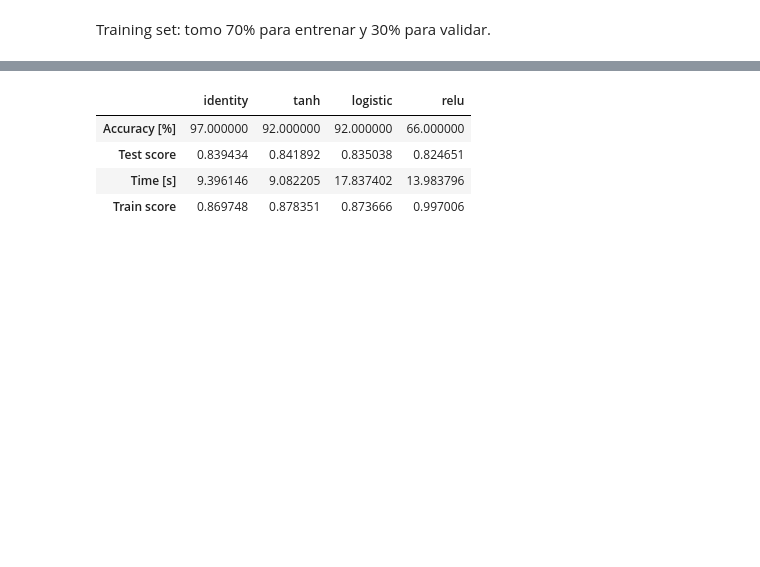
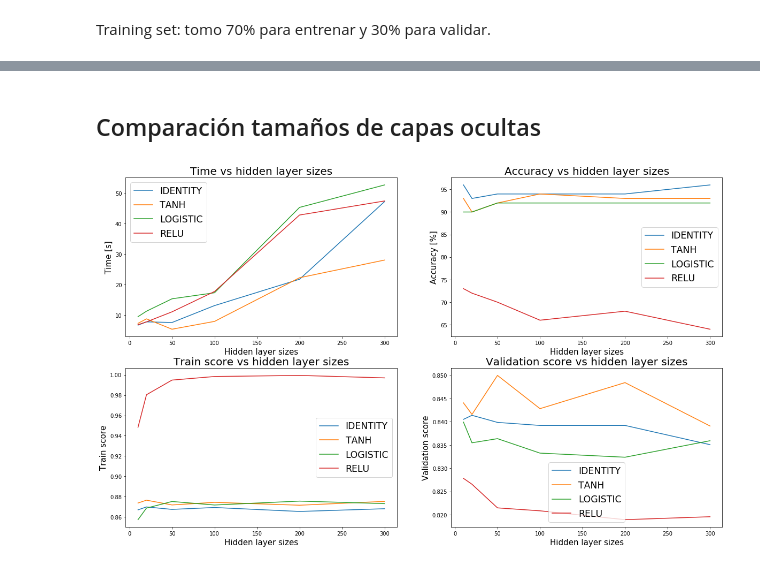
Before and after one commit to sofisappia/Machine-Learning-Algorithms, a Jupyter notebook: MLP.ipynb, the cells around one changed output, grey strips where cells are left out. Cells and saved outputs as stored; diff of their text form; code cells hidden in the pictures; blank space fills up the shorter version.

```diff
--- a/MLP.ipynb
+++ b/MLP.ipynb
@@ -609,9 +587,8 @@ trained relu in 13.98 s
-# %%
-df = pd.DataFrame(models)
-df
-# %% [output]
-|  | identity | tanh | logistic | relu |
-| Accuracy [%] | 97.000000 | 92.000000 | 92.000000 | 66.000000 |
-| Test score | 0.839434 | 0.841892 | 0.835038 | 0.824651 |
-| Time [s] | 9.396146 | 9.082205 | 17.837402 | 13.983796 |
-| Train score | 0.869748 | 0.878351 | 0.873666 | 0.997006 |
+# %% [markdown]
+## Comparación tamaños de capas ocultas
+# %%
+h_sizes = [10, 20, 50, 100, 200, 300]
+# %%
+model = []
+for h in h_sizes:
+    model.append(MLP_test(x_norm, y, x_test_norm, list_fcns,(h,), valid = True, verbose = False))
@@ -617,0 +622,44 @@ df
+# %%
+fig = plt.figure(figsize = (20,12))
+
+plt.subplot(221)
+plt.plot(h_sizes, times_dict[list_fcns[0]], label = list_fcns[0].upper())
+plt.plot(h_sizes, times_dict[list_fcns[1]], label = list_fcns[1].upper())
+plt.plot(h_sizes, times_dict[list_fcns[2]], label = list_fcns[2].upper())
+plt.plot(h_sizes, times_dict[list_fcns[3]], label = list_fcns[3].upper())
+plt.legend(fontsize='xx-large')
+plt.xlabel('Hidden layer sizes', fontsize = 15)
+plt.ylabel('Time [s]', fontsize = 15)
+plt.title('Time vs hidden layer sizes', fontsize = 20)
+
+plt.subplot(222)
+plt.plot(h_sizes, acc_dict[list_fcns[0]], label = list_fcns[0].upper())
+plt.plot(h_sizes, acc_dict[list_fcns[1]], label = list_fcns[1].upper())
+plt.plot(h_sizes, acc_dict[list_fcns[2]], label = list_fcns[2].upper())
+plt.plot(h_sizes, acc_dict[list_fcns[3]], label = list_fcns[3].upper())
+plt.legend(fontsize='xx-large')
+plt.xlabel('Hidden layer sizes', fontsize = 15)
+plt.ylabel('Accuracy [%]', fontsize = 15)
+plt.title('Accuracy vs hidden layer sizes', fontsize = 20)
+
+plt.subplot(223)
+plt.plot(h_sizes, trainscore_dict[list_fcns[0]], label = list_fcns[0].upper())
+plt.plot(h_sizes, trainscore_dict[list_fcns[1]], label = list_fcns[1].upper())
+plt.plot(h_sizes, trainscore_dict[list_fcns[2]], label = list_fcns[2].upper())
+plt.plot(h_sizes, trainscore_dict[list_fcns[3]], label = list_fcns[3].upper())
+plt.legend(fontsize='xx-large')
+plt.xlabel('Hidden layer sizes', fontsize = 15)
+plt.ylabel('Train score', fontsize = 15)
+plt.title('Train score vs hidden layer sizes', fontsize = 20)
+plt.subplot(224)
+plt.plot(h_sizes, valscore_dict[list_fcns[0]], label = list_fcns[0].upper())
+plt.plot(h_sizes, valscore_dict[list_fcns[1]], label = list_fcns[1].upper())
+plt.plot(h_sizes, valscore_dict[list_fcns[2]], label = list_fcns[2].upper())
+plt.plot(h_sizes, valscore_dict[list_fcns[3]], label = list_fcns[3].upper())
+plt.legend(fontsize='xx-large')
+plt.xlabel('Hidden layer sizes', fontsize = 15)
+plt.ylabel('Validation score', fontsize = 15)
+plt.title('Validation score vs hidden layer sizes', fontsize = 20)
+plt.show()
+# %% [output]
+[figure, added]
```
Also changed, not shown: parts of 16 cells of this notebook.
